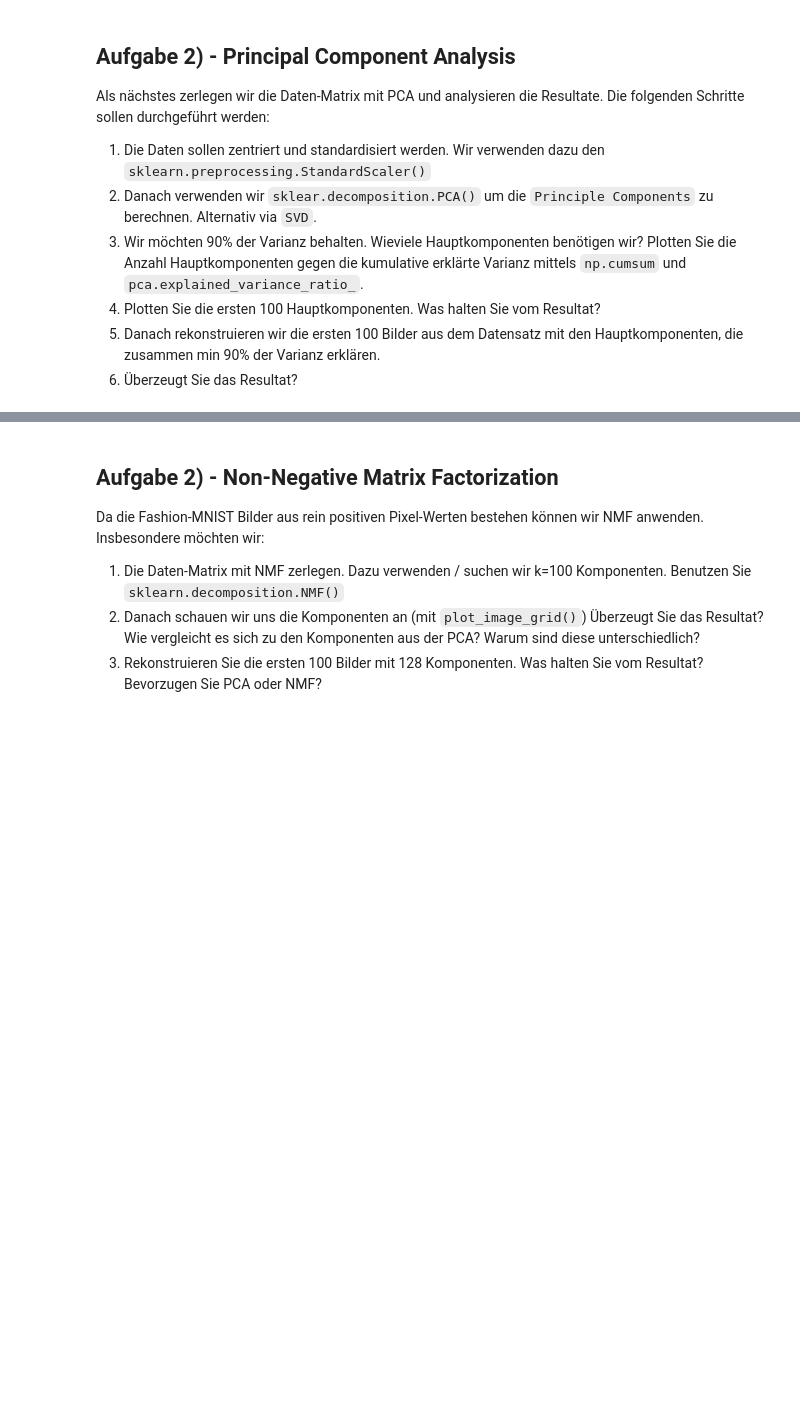
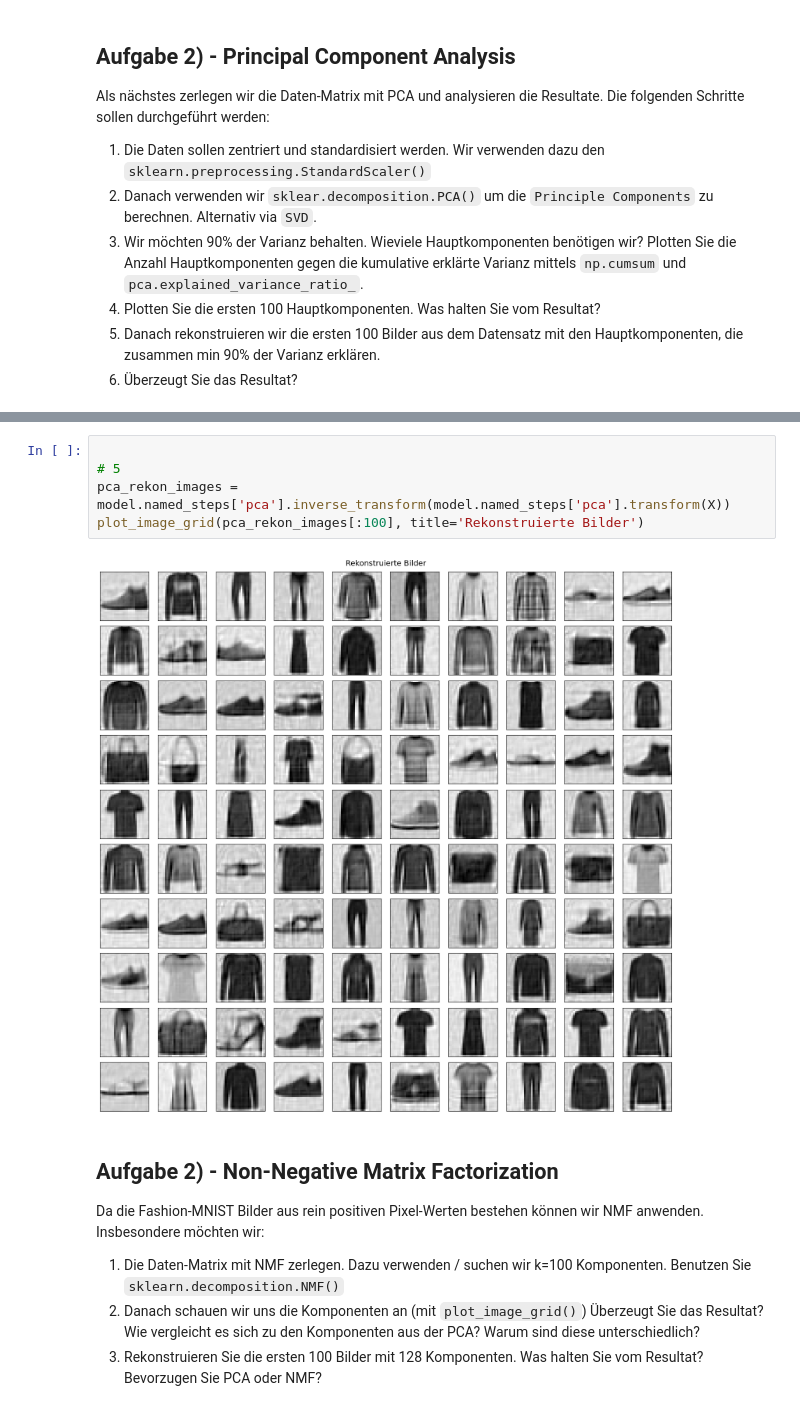
Before and after one commit to gasserandreas/Jupyter-lab-fhnw, a Jupyter notebook: 09_Machine Learning/day3/exercise/dimensionality_reduction/dimensionality_reduction.ipynb, the cells around one changed output, grey strips where cells are left out. Saved outputs shown, nothing was run; the diff lists cells and outputs as text; blank space fills up the shorter version.

```diff
--- a/09_Machine Learning/day3/exercise/dimensionality_reduction/dimensionality_reduction.ipynb
+++ b/09_Machine Learning/day3/exercise/dimensionality_reduction/dimensionality_reduction.ipynb
@@ -111,3 +146,10 @@ Als nächstes zerlegen wir die Daten-Matrix mit PCA und analysieren die Resultat
+# %%
+
+# 5
+pca_rekon_images = model.named_steps['pca'].inverse_transform(model.named_steps['pca'].transform(X))
+plot_image_grid(pca_rekon_images[:100], title='Rekonstruierte Bilder')
+# %% [output]
+[figure, added]
 # %% [markdown]
 ## Aufgabe 2) - Non-Negative Matrix Factorization
 
```
Also changed, not shown: parts of 16 cells of this notebook, 2 other files.
